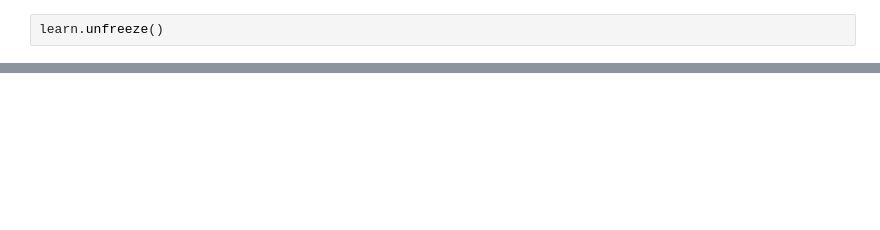
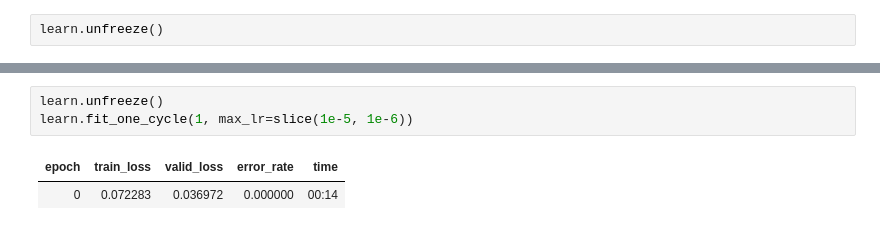
Before and after one commit to nhs000/machine_learning_practice_prj, a Jupyter notebook: ban_giong_cau_thu_nao_classifier.ipynb, the cells around one changed output, grey strips where cells are left out. Drawn from its saved outputs; the diff is of its cells as text; blank space fills up the shorter version.

```diff
--- a/ban_giong_cau_thu_nao_classifier.ipynb
+++ b/ban_giong_cau_thu_nao_classifier.ipynb
@@ -262,0 +345,6 @@ learn.predict(open_image(fnames[0]))
+# %%
+learn.unfreeze()
+learn.fit_one_cycle(1, max_lr=slice(1e-5, 1e-6))
+# %% [output]
+| epoch | train_loss | valid_loss | error_rate | time |
+| 0 | 0.072283 | 0.036972 | 0.000000 | 00:14 |
```
Also changed, not shown: parts of 36 cells of this notebook.
